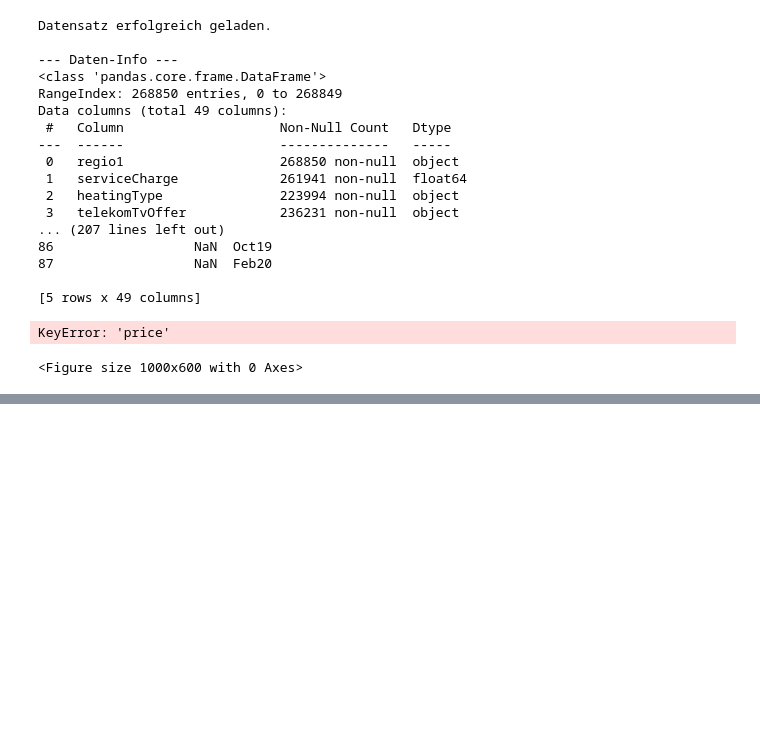
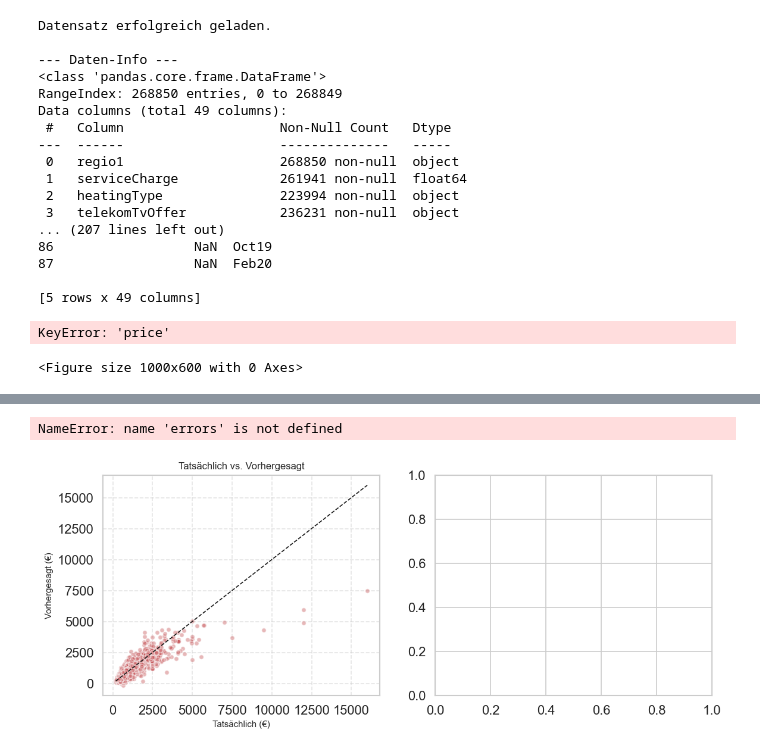
Before and after one commit to adnansalem1/berlin_rent_prediction, a Jupyter notebook: berlin_rent_prediction.ipynb, the cells around one changed output, grey strips where cells are left out. Drawn from its saved outputs; the diff is of its cells as text; code cells hidden in the pictures; blank space fills up the shorter version.

```diff
--- a/berlin_rent_prediction.ipynb
+++ b/berlin_rent_prediction.ipynb
@@ -258,0 +569,25 @@ Data columns (total 49 columns):
+# %%
+# 🔍 Aufgabe 10: Visualisierungen
+# Tatsächliche vs. Vorhergesagte Werte
+fig, axes = plt.subplots(1, 2, figsize=(11, 4))
+
+# Plot 1: Scatter
+axes[0].scatter(y_test, y_pred, alpha=0.4, edgecolors='w', color='#C44E52', s=20)
+axes[0].plot([y_test.min(), y_test.max()], [y_test.min(), y_test.max()], 'k--', lw=1)
+axes[0].set_title('Tatsächlich vs. Vorhergesagt', fontsize=10)
+axes[0].set_xlabel('Tatsächlich (€)', fontsize=9)
+axes[0].set_ylabel('Vorhergesagt (€)', fontsize=9)
+axes[0].grid(True, linestyle='--', alpha=0.5)
+
+# Plot 2: Fehlerverteilung
+sns.histplot(errors, bins=40, kde=True, color='#8172B3', ax=axes[1])
+axes[1].set_title('Fehlerverteilung', fontsize=10)
+axes[1].set_xlabel('Fehler (€)', fontsize=9)
+axes[1].set_ylabel('Anzahl', fontsize=9)
+axes[1].grid(True, linestyle='--', alpha=0.5)
+
+plt.tight_layout()
+plt.show()
+# %% [output]
+NameError: name 'errors' is not defined
+[figure, added]
```
Also changed, not shown: parts of 10 cells of this notebook.
